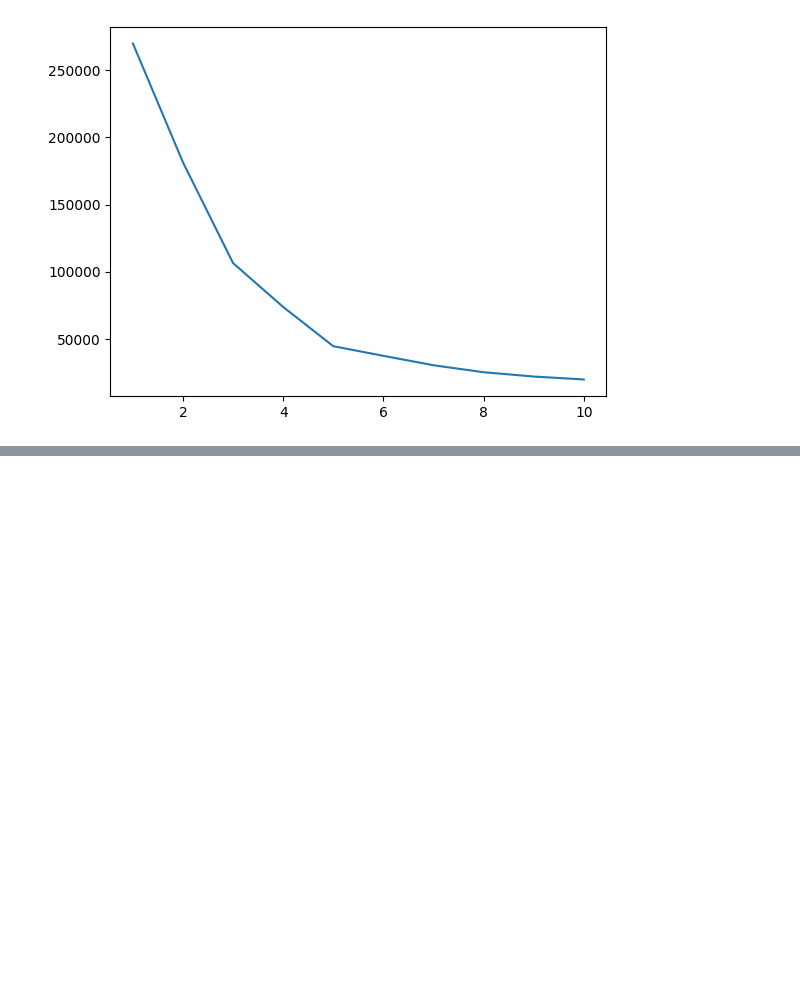
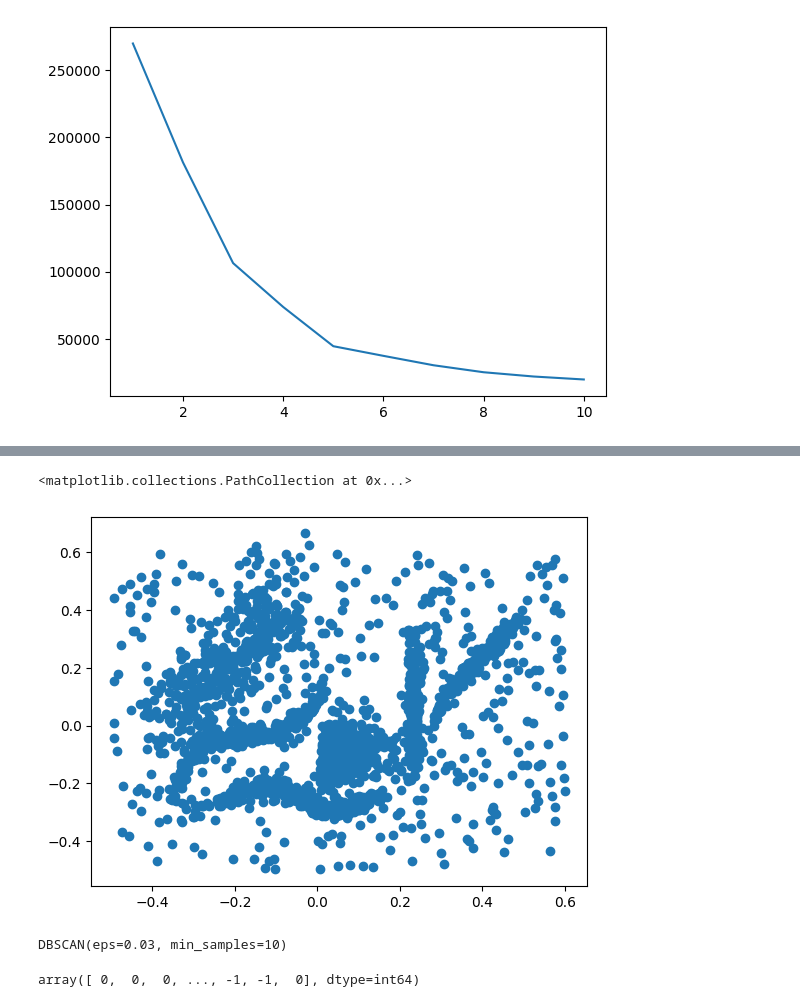
Before and after one commit to Hrishikesh-tonge/ML-Lab, a Jupyter notebook: Day14.ipynb, the cells around one changed output, grey strips where cells are left out. Saved outputs shown, nothing was run; the diff lists cells and outputs as text; code cells hidden in the pictures; blank space fills up the shorter version.

```diff
--- a/Day14.ipynb
+++ b/Day14.ipynb
@@ -96,0 +176,4 @@ plt.plot(range(1,11),wcss)
+# %%
+df = np.load('D14data2.npy')
+# %%
+df = pd.DataFrame(df)
@@ -96,0 +208,6 @@ plt.plot(range(1,11),wcss)
+# %%
+
+plt.scatter(x=df[0],y=df[1])
+# %% [output]
+<matplotlib.collections.PathCollection at 0x...>
+[figure, added]
@@ -96,0 +219,8 @@ plt.plot(range(1,11),wcss)
+# %%
+dbscan.fit(df)
+# %% [output]
+DBSCAN(eps=0.03, min_samples=10)
+# %%
+dbscan.labels_
+# %% [output]
+array([ 0,  0,  0, ..., -1, -1,  0], dtype=int64)
```
Also changed, not shown: parts of 15 cells of this notebook, 7 other files.
